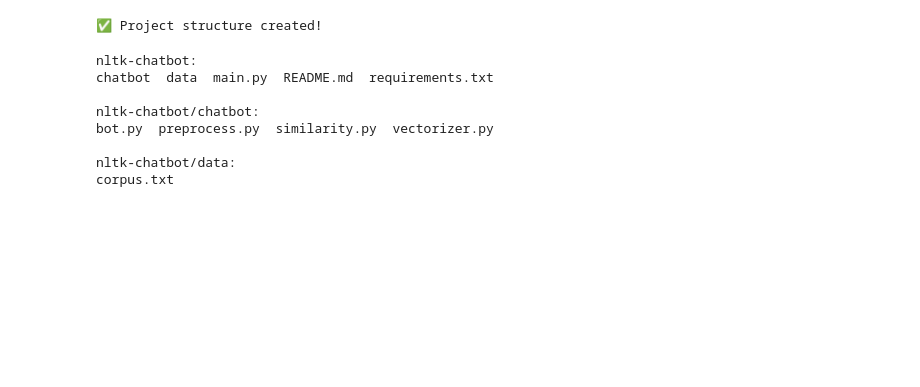
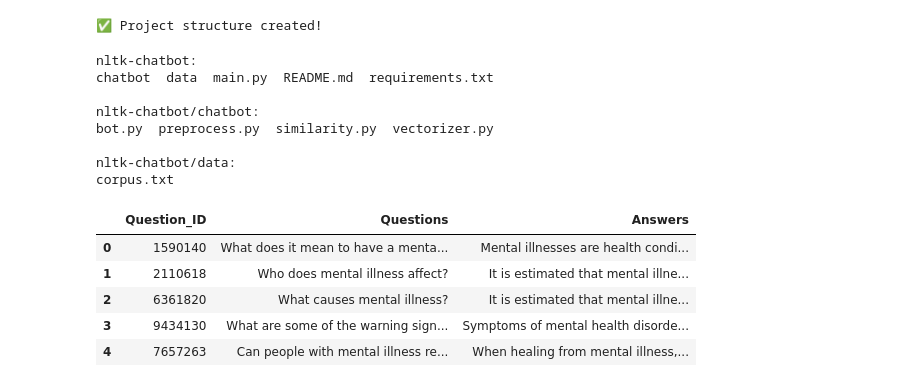
Before and after one commit to lekshmi-j/Chatbot-using-NLTK, a Jupyter notebook: Chatbot_using_NLTK.ipynb, the cells around one changed output. Saved outputs shown, nothing was run; the diff lists cells and outputs as text; code cells hidden in the pictures; blank space fills up the shorter version.

Commit message:
Phase 1: Added project structure and mental health FAQ corpus

```diff
--- a/Chatbot_using_NLTK.ipynb
+++ b/Chatbot_using_NLTK.ipynb
@@ -37,3 +37,15 @@ bot.py  preprocess.py  similarity.py  vectorizer.py
 
 nltk-chatbot/data:
 corpus.txt
+# %%
+import pandas as pd
+
+df = pd.read_csv("nltk-chatbot/data/Mental_Health_FAQ.csv")
+df.head()
+# %% [output]
+|  | Question_ID | Questions | Answers |
+| 0 | 1590140 | What does it mean to have a menta... | Mental illnesses are health condi... |
+| 1 | 2110618 | Who does mental illness affect? | It is estimated that mental illne... |
+| 2 | 6361820 | What causes mental illness? | It is estimated that mental illne... |
+| 3 | 9434130 | What are some of the warning sign... | Symptoms of mental health disorde... |
+| 4 | 7657263 | Can people with mental illness re... | When healing from mental illness,... |
```
Also changed, not shown: parts of 6 cells of this notebook, 9 other files.
